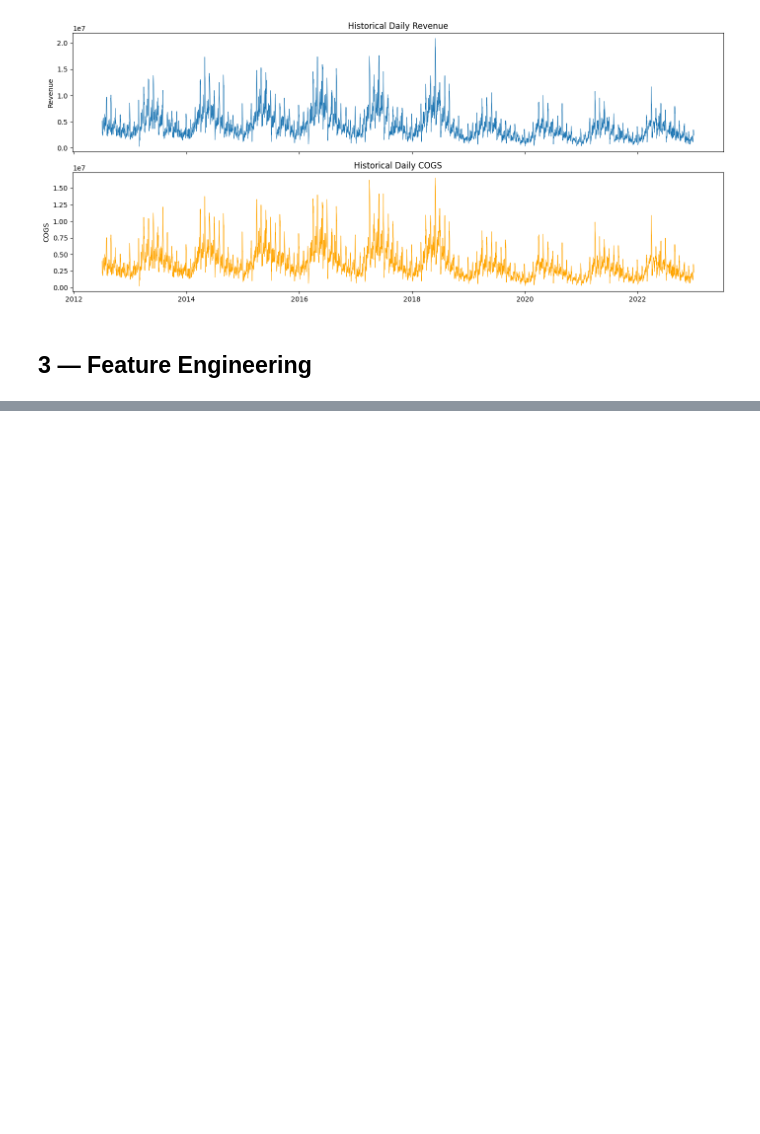
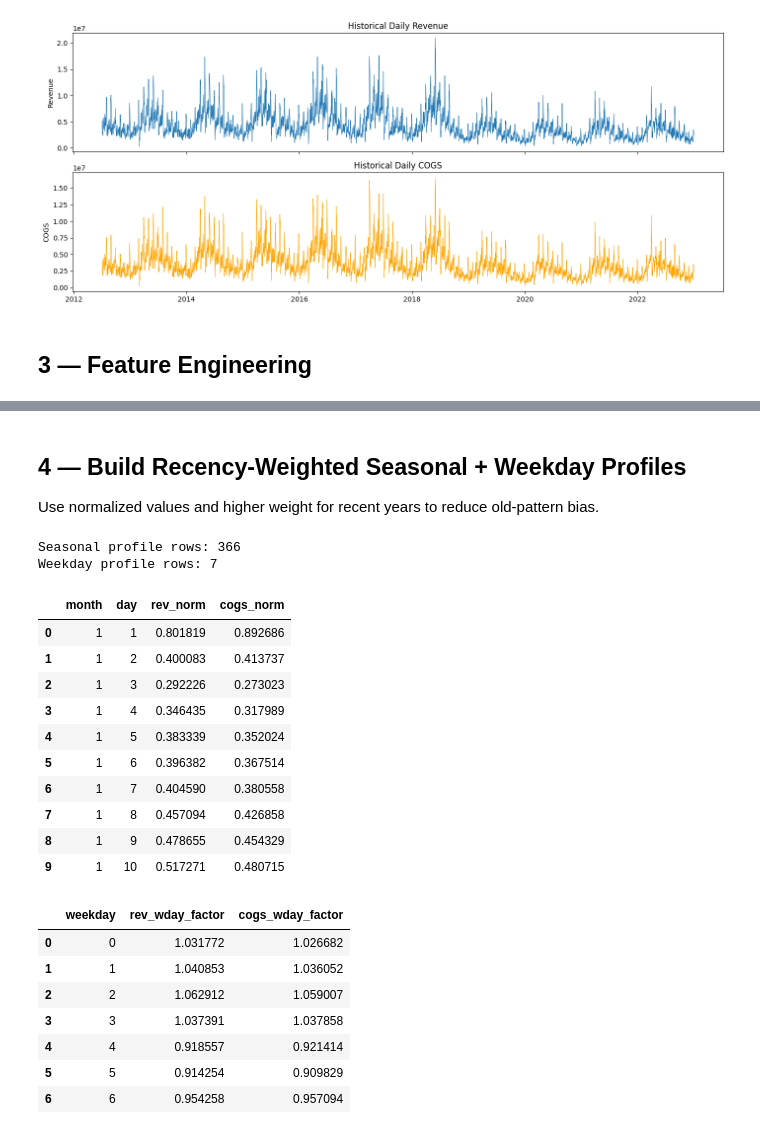
Before and after one commit to vgnam/Datathon-VinIntelligence-2026, a Jupyter notebook: data/baseline.ipynb, the cells around one changed output, grey strips where cells are left out. Saved outputs shown, nothing was run; the diff lists cells and outputs as text; code cells hidden in the pictures; blank space fills up the shorter version.

```diff
--- a/data/baseline.ipynb
+++ b/data/baseline.ipynb
@@ -200,0 +126,67 @@ MAPE COGS    (2021–2022): 23.49%
+# %% [markdown]
+## 4 — Build Recency-Weighted Seasonal + Weekday Profiles
+
+Use normalized values and higher weight for recent years to reduce old-pattern bias.
+# %%
+train['year_weight'] = (train['year'] - train['year'].min() + 1).astype(float)
+
+train['rev_norm'] = train['Revenue'] / train['annual_rev_mean'].replace(0, np.nan)
+train['cogs_norm'] = train['COGS'] / train['annual_cogs_mean'].replace(0, np.nan)
+train['rev_norm'] = train['rev_norm'].replace([np.inf, -np.inf], np.nan).fillna(1.0)
+train['cogs_norm'] = train['cogs_norm'].replace([np.inf, -np.inf], np.nan).fillna(1.0)
+
+def wavg(values, weights):
+    values = np.asarray(values, dtype=float)
+    weights = np.asarray(weights, dtype=float)
+    if np.sum(weights) <= 0:
+        return float(np.mean(values))
+    return float(np.average(values, weights=weights))
+
+seasonal = (
+    train.groupby(['month', 'day'])
+    .apply(lambda g: pd.Series({
+        'rev_norm': wavg(g['rev_norm'], g['year_weight']),
+        'cogs_norm': wavg(g['cogs_norm'], g['year_weight']),
+    }))
+    .reset_index()
+)
+
+train_season = train.merge(seasonal, on=['month', 'day'], how='left', suffixes=('', '_season'))
+train_season['rev_resid'] = train_season['Revenue'] / (train_season['annual_rev_mean'] * train_season['rev_norm_season']).replace(0, np.nan)
+train_season['cogs_resid'] = train_season['COGS'] / (train_season['annual_cogs_mean'] * train_season['cogs_norm_season']).replace(0, np.nan)
+
+weekday_profile = (
+    train_season.groupby('weekday')[['rev_resid', 'cogs_resid']]
+    .median()
+    .rename(columns={'rev_resid': 'rev_wday_factor', 'cogs_resid': 'cogs_wday_factor'})
+    .reset_index()
+)
+weekday_profile['rev_wday_factor'] = weekday_profile['rev_wday_factor'].fillna(1.0).clip(0.85, 1.15)
+weekday_profile['cogs_wday_factor'] = weekday_profile['cogs_wday_factor'].fillna(1.0).clip(0.85, 1.15)
+
+print('Seasonal profile rows:', len(seasonal))
+print('Weekday profile rows:', len(weekday_profile))
+display(seasonal.head(10))
+display(weekday_profile)
+# %% [output]
+Seasonal profile rows: 366
+Weekday profile rows: 7
+|  | month | day | rev_norm | cogs_norm |
+| 0 | 1 | 1 | 0.801819 | 0.892686 |
+| 1 | 1 | 2 | 0.400083 | 0.413737 |
+| 2 | 1 | 3 | 0.292226 | 0.273023 |
+| 3 | 1 | 4 | 0.346435 | 0.317989 |
+| 4 | 1 | 5 | 0.383339 | 0.352024 |
+| 5 | 1 | 6 | 0.396382 | 0.367514 |
+| 6 | 1 | 7 | 0.404590 | 0.380558 |
+| 7 | 1 | 8 | 0.457094 | 0.426858 |
+| 8 | 1 | 9 | 0.478655 | 0.454329 |
+| 9 | 1 | 10 | 0.517271 | 0.480715 |
+|  | weekday | rev_wday_factor | cogs_wday_factor |
+| 0 | 0 | 1.031772 | 1.026682 |
+| 1 | 1 | 1.040853 | 1.036052 |
+| 2 | 2 | 1.062912 | 1.059007 |
+| 3 | 3 | 1.037391 | 1.037858 |
+| 4 | 4 | 0.918557 | 0.921414 |
+| 5 | 5 | 0.914254 | 0.909829 |
+| 6 | 6 | 0.954258 | 0.957094 |
```
Also changed, not shown: parts of 21 cells of this notebook, 6 other files.
